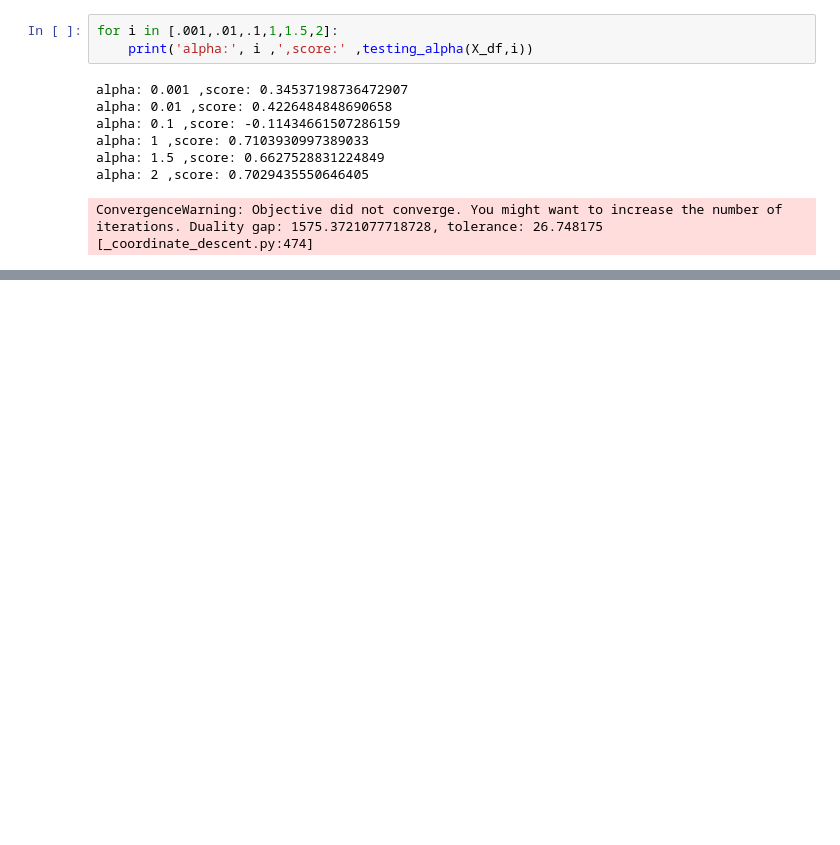
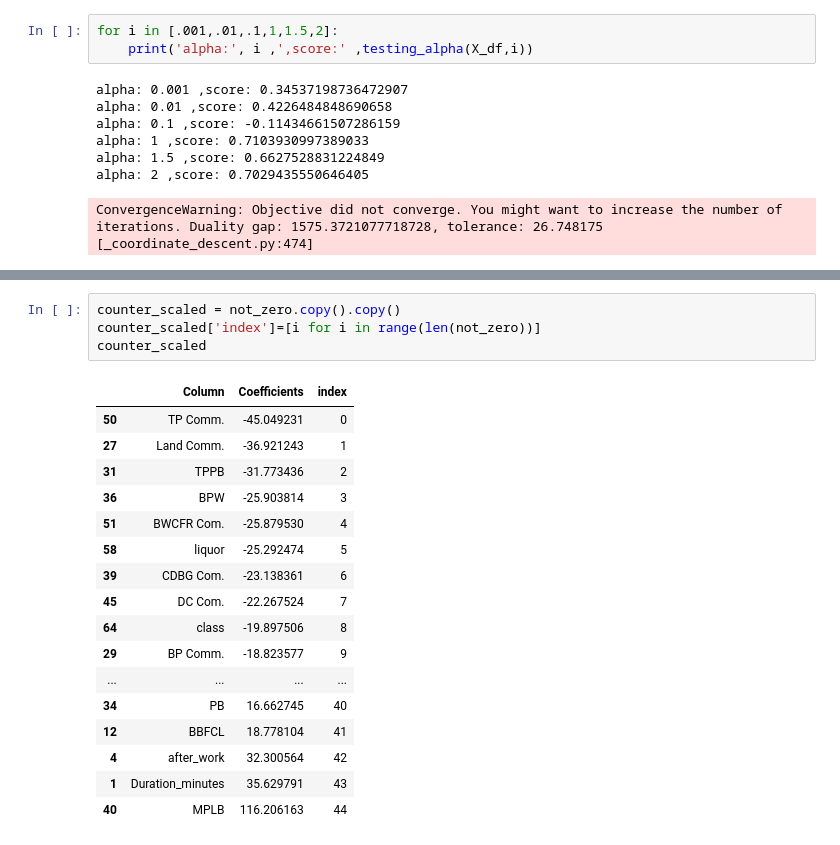
Before and after one commit to terryghanty/cs638, a Jupyter notebook: meetings/Lasso.ipynb, the cells around one changed output, grey strips where cells are left out. Cells and saved outputs as stored; diff of their text form; blank space fills up the shorter version.

```diff
--- a/meetings/Lasso.ipynb
+++ b/meetings/Lasso.ipynb
@@ -941,0 +1028,22 @@ ConvergenceWarning: Objective did not converge. You might want to increase the n
+# %%
+counter_scaled = not_zero.copy().copy()
+counter_scaled['index']=[i for i in range(len(not_zero))]
+counter_scaled
+# %% [output]
+|  | Column | Coefficients | index |
+| 50 | TP Comm. | -45.049231 | 0 |
+| 27 | Land Comm. | -36.921243 | 1 |
+| 31 | TPPB | -31.773436 | 2 |
+| 36 | BPW | -25.903814 | 3 |
+| 51 | BWCFR Com. | -25.879530 | 4 |
+| 58 | liquor | -25.292474 | 5 |
+| 39 | CDBG Com. | -23.138361 | 6 |
+| 45 | DC Com. | -22.267524 | 7 |
+| 64 | class | -19.897506 | 8 |
+| 29 | BP Comm. | -18.823577 | 9 |
+| ... | ... | ... | ... |
+| 34 | PB | 16.662745 | 40 |
+| 12 | BBFCL | 18.778104 | 41 |
+| 4 | after_work | 32.300564 | 42 |
+| 1 | Duration_minutes | 35.629791 | 43 |
+| 40 | MPLB | 116.206163 | 44 |
```
Also changed, not shown: parts of 23 cells of this notebook, 2 other files.
